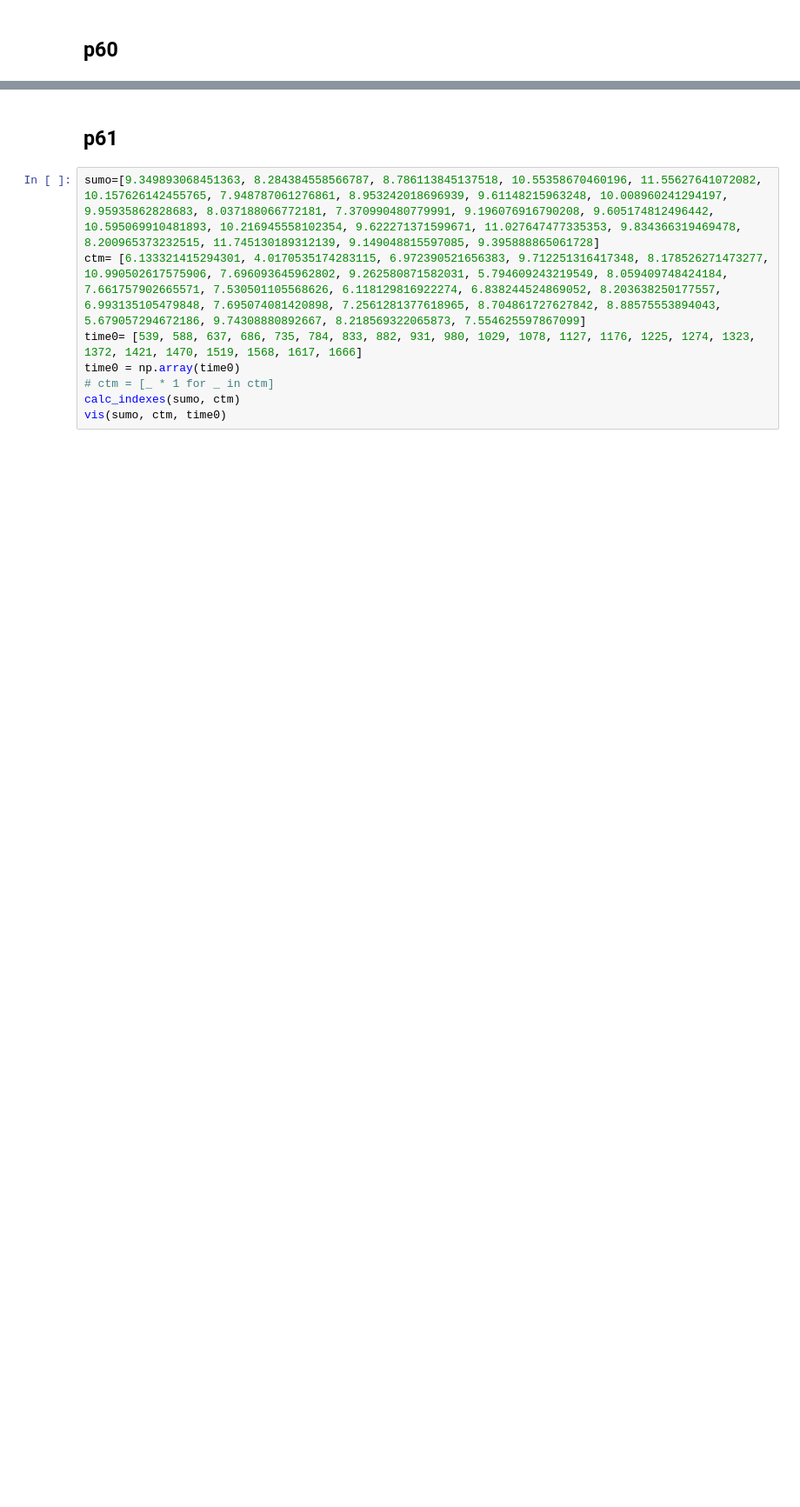
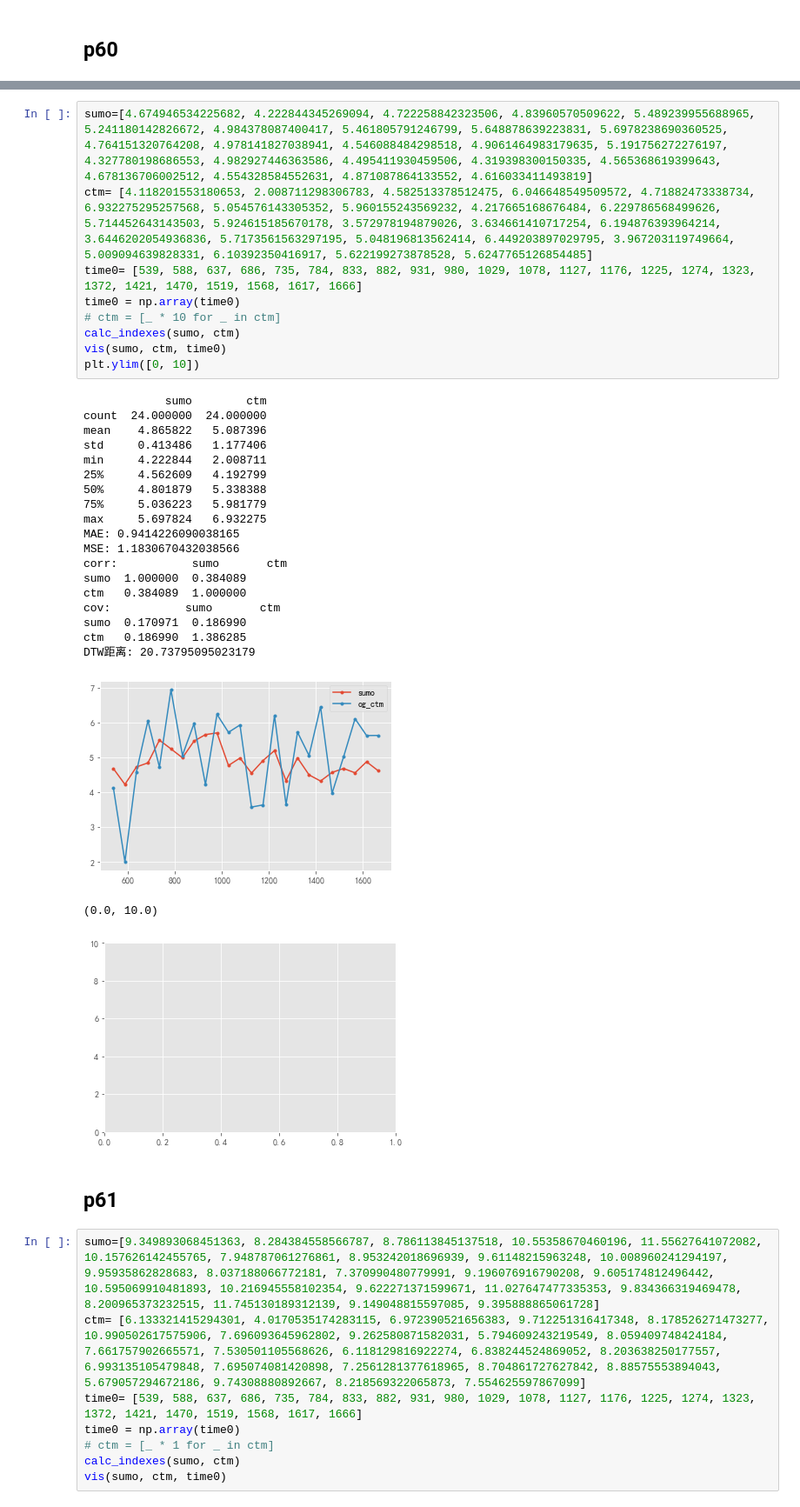
Before and after one commit to Eightina/Digital-Twin-CTM, a Jupyter notebook: Digital-Twin/ac_p6.ipynb, the cells around one changed output, grey strips where cells are left out. Shown: that part at 87% size. Drawn from its saved outputs; the diff is of its cells as text; blank space fills up the shorter version.

```diff
--- a/Digital-Twin/ac_p6.ipynb
+++ b/Digital-Twin/ac_p6.ipynb
@@ -173,3 +234,34 @@ def vis(sumo, ctm, time0:np.array):
+# %%
+sumo=[4.674946534225682, 4.222844345269094, 4.722258842323506, 4.83960570509622, 5.489239955688965, 5.241180142826672, 4.984378087400417, 5.461805791246799, 5.648878639223831, 5.6978238690360525, 4.764151320764208, 4.978141827038941, 4.546088484298518, 4.9061464983179635, 5.191756272276197, 4.327780198686553, 4.982927446363586, 4.495411930459506, 4.319398300150335, 4.565368619399643, 4.678136706002512, 4.554328584552631, 4.871087864133552, 4.616033411493819]
+ctm= [4.118201553180653, 2.008711298306783, 4.582513378512475, 6.046648549509572, 4.71882473338734, 6.932275295257568, 5.054576143305352, 5.960155243569232, 4.217665168676484, 6.229786568499626, 5.714452643143503, 5.924615185670178, 3.572978194879026, 3.634661410717254, 6.194876393964214, 3.6446202054936836, 5.7173561563297195, 5.048196813562414, 6.449203897029795, 3.967203119749664, 5.009094639828331, 6.10392350416917, 5.622199273878528, 5.6247765126854485]
+time0= [539, 588, 637, 686, 735, 784, 833, 882, 931, 980, 1029, 1078, 1127, 1176, 1225, 1274, 1323, 1372, 1421, 1470, 1519, 1568, 1617, 1666]
+time0 = np.array(time0)
+# ctm = [_ * 10 for _ in ctm]
+calc_indexes(sumo, ctm)
+vis(sumo, ctm, time0)
+plt.ylim([0, 10])
+# %% [output]
+            sumo        ctm
+count  24.000000  24.000000
+mean    4.865822   5.087396
+std     0.413486   1.177406
+min     4.222844   2.008711
+25%     4.562609   4.192799
+50%     4.801879   5.338388
+75%     5.036223   5.981779
+max     5.697824   6.932275
+MAE: 0.9414226090038165
+MSE: 1.1830670432038566
+corr:           sumo       ctm
+sumo  1.000000  0.384089
+ctm   0.384089  1.000000
+cov:           sumo       ctm
+sumo  0.170971  0.186990
+ctm   0.186990  1.386285
+DTW距离: 20.73795095023179
+[figure, added]
+(0.0, 10.0)
+[figure, added]
 # %% [markdown]
 ## p61
 # %%
```
Also changed, not shown: parts of 11 cells of this notebook, 24 other files.
